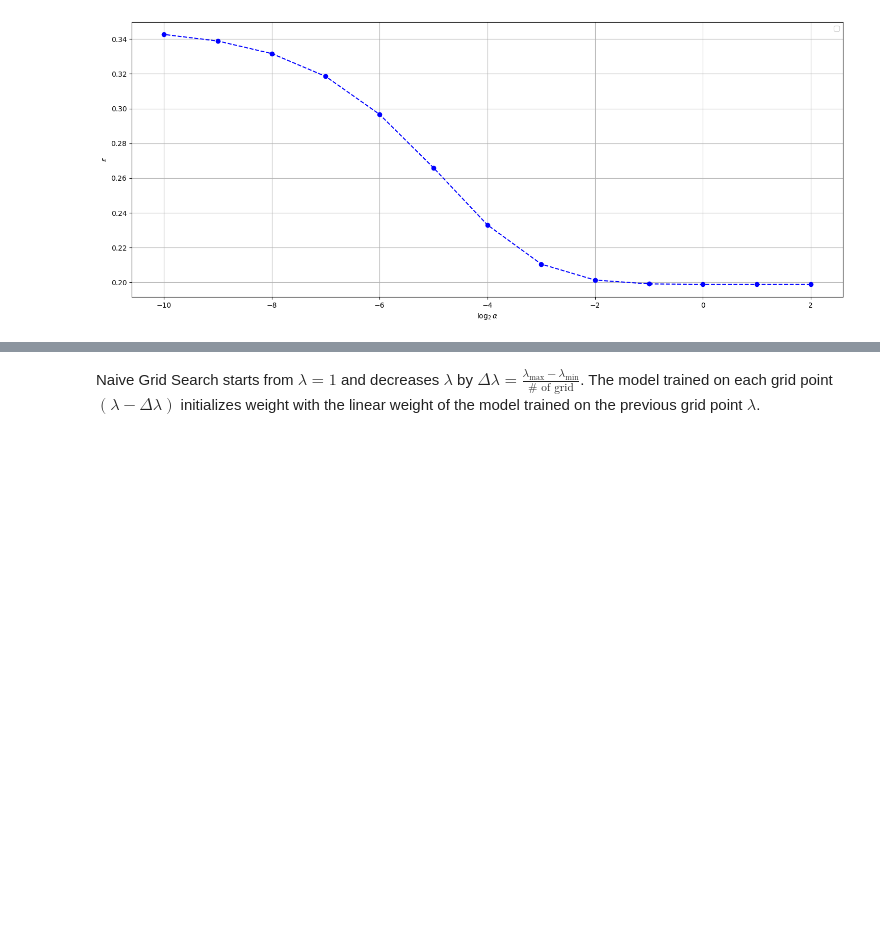
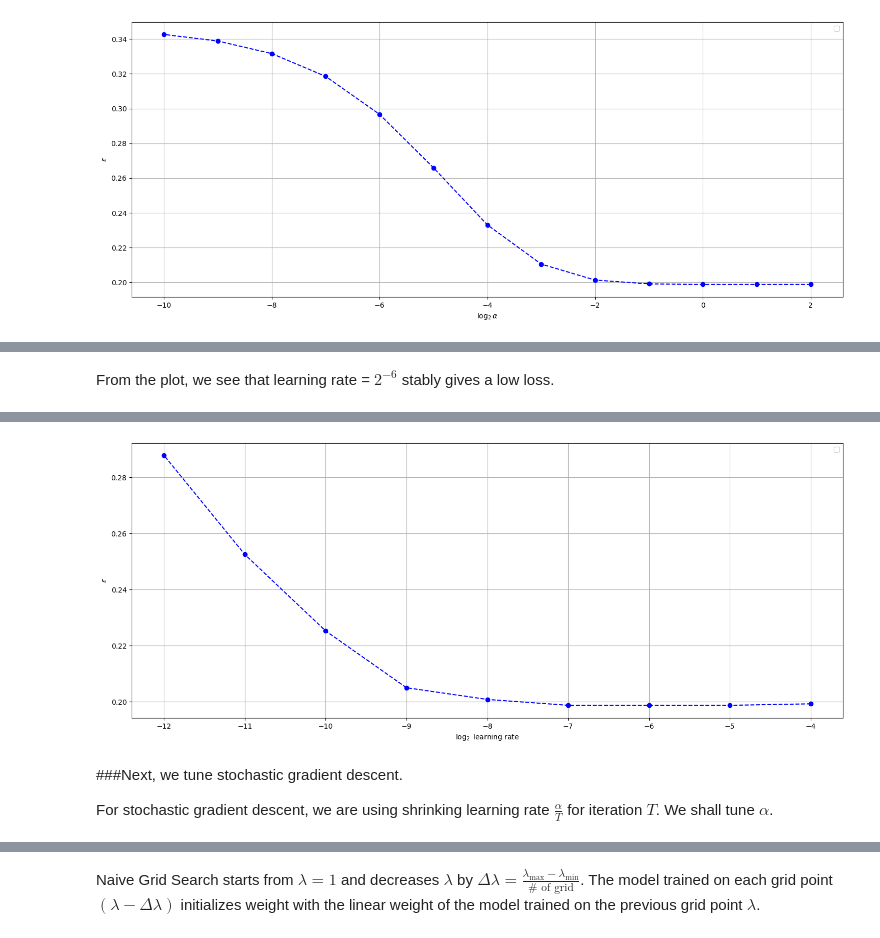
Before and after one commit to Cumberkid/Learning-the-Optimal-Solution-Path, a Jupyter notebook: Learning_the_Optimal_Solution_Path_vs_Naive_Grid_Search_using_PyTorch.ipynb, the cells around one changed output, grey strips where cells are left out. Drawn from its saved outputs; the diff is of its cells as text; code cells hidden in the pictures; blank space fills up the shorter version.

```diff
--- a/Learning_the_Optimal_Solution_Path_vs_Naive_Grid_Search_using_PyTorch.ipynb
+++ b/Learning_the_Optimal_Solution_Path_vs_Naive_Grid_Search_using_PyTorch.ipynb
@@ -227,0 +267,2 @@ WARNING:matplotlib.legend:No artists with labels found to put in legend.  Note t
+# %%
+phi_lam = SGD.phi_lam_Legendre
@@ -227,0 +274,16 @@ WARNING:matplotlib.legend:No artists with labels found to put in legend.  Note t
+# %%
+lr_list = 0.5 ** torch.arange(2, 13)
+alpha_list = 0.5 ** torch.arange(-2, 9)
+epochs = 500
+basis_dim = 13
+lam = 0.5
+criterion = torch.nn.BCELoss()
+# %%
+# tune learning rate on the first 100 datapoints
+tune_data = helpers.Regression_Data(X[:100, :], y[:100])
+# full gradient descent uses all data points
+tune_GD_data_loader = DataLoader(tune_data, batch_size=len(tune_data), shuffle=True, )
+# stochastic gradient descent uses mini-batch
+tune_SGD_data_loader = DataLoader(tune_data, batch_size=5, shuffle=True, )
+# test data do not shuffle
+tune_test_data_loader = DataLoader(tune_data, batch_size=len(tune_data), shuffle=False, )
@@ -227,0 +293,18 @@ WARNING:matplotlib.legend:No artists with labels found to put in legend.  Note t
+# %%
+np.random.seed(8675309)
+torch.manual_seed(8675309)
+
+losses = []
+for lr in lr_list:
+    # train a model
+    model = SGD.Basis_TF_SGD(input_dim, basis_dim, phi_lam, intercept=True).to(device)# reg_param = 0 here is only a space holder
+    optimizer = torch.optim.SGD(model.parameters(), lr=lr)
+    optimizer.zero_grad()
+
+    for t in range(epochs):
+        SGD.train_SGD(tune_GD_data_loader, model, criterion, optimizer)
+
+    loss = SGD.test_SGD(tune_test_data_loader, model, criterion, lam)
+
+    print(f"learning rate: {lr}\t loss: {loss}")
+    losses.append(loss)
@@ -227,0 +323,11 @@ WARNING:matplotlib.legend:No artists with labels found to put in legend.  Note t
+# %% [markdown]
+From the plot, we see that learning rate = $2^{-6}$ stably gives a low loss.
+# %%
+# plot result of our method:
+plt.figure(figsize=(18,7))
+plt.plot(torch.log2(lr_list[2:]), torch.tensor(losses[2:]), '--bo')
+plt.xlabel('$\\log_2$ learning rate')
+plt.ylabel(f"$\\epsilon$")
+plt.legend()
+plt.grid(True)
+# %% [output]
@@ -227,0 +335,5 @@ WARNING:matplotlib.legend:No artists with labels found to put in legend.  Note t
+[figure, added]
+# %% [markdown]
+###Next, we tune stochastic gradient descent.
+
+For stochastic gradient descent, we are using shrinking learning rate $\frac{\alpha}{T}$ for iteration $T$. We shall tune $\alpha$.
```
Also changed, not shown: parts of 177 cells of this notebook.
